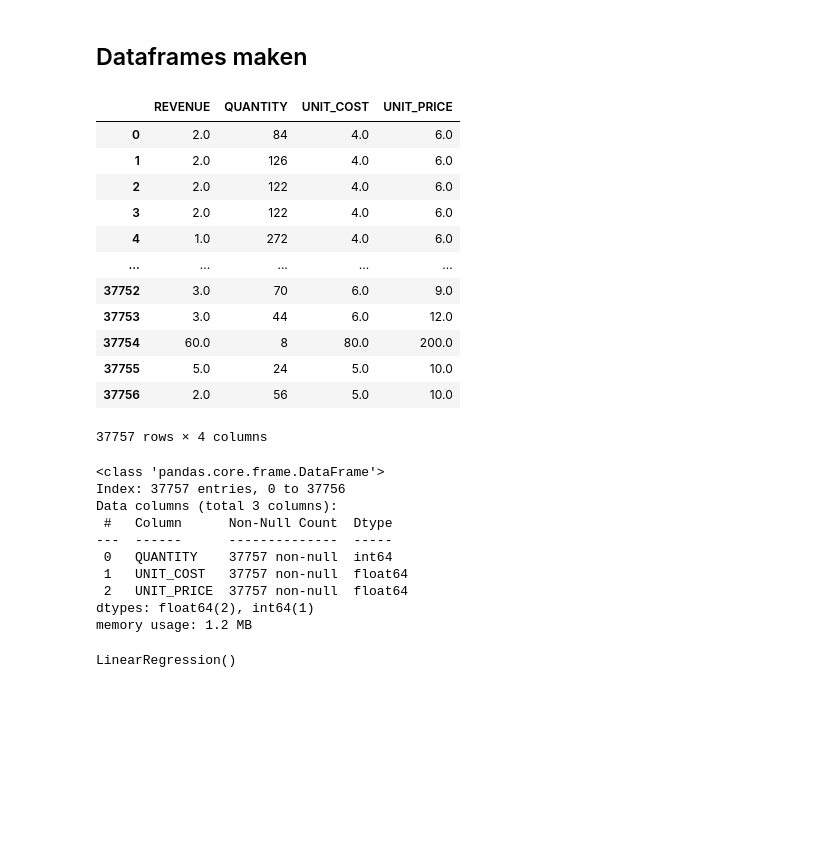
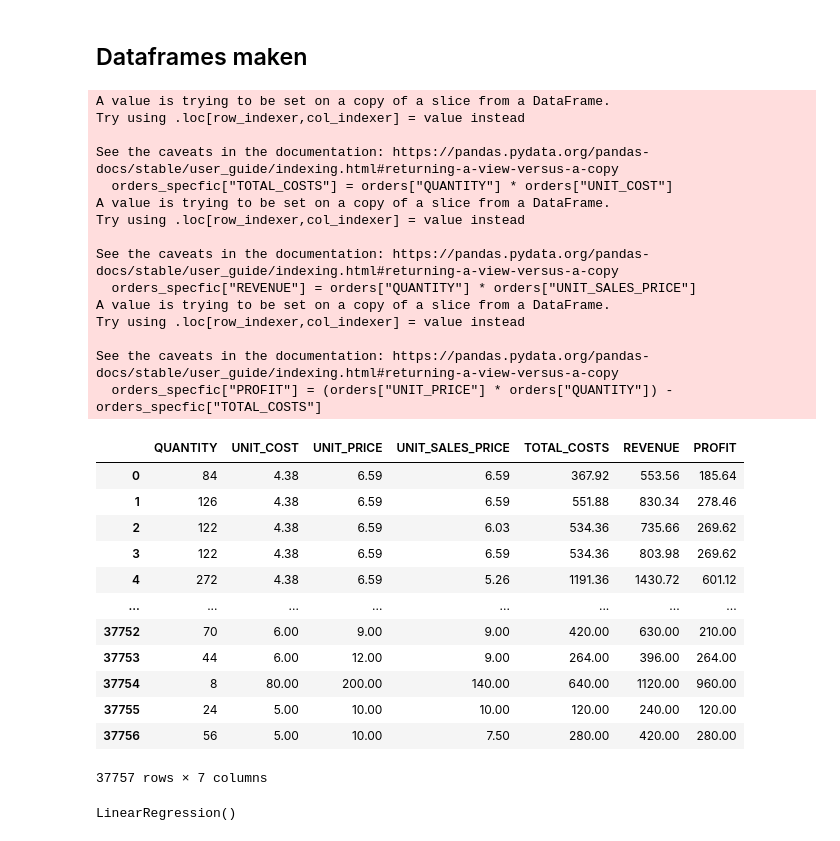
Before and after one commit to Jarnovis/DEDS_Portfolio, a Jupyter notebook: src/Jupyter/week_9/DEDS_WC_9.1.ipynb, the cells around one changed output. Cells and saved outputs as stored; diff of their text form; code cells hidden in the pictures; blank space fills up the shorter version.

```diff
--- a/src/Jupyter/week_9/DEDS_WC_9.1.ipynb
+++ b/src/Jupyter/week_9/DEDS_WC_9.1.ipynb
@@ -31,50 +31,52 @@ export_cursor_go = export_conn_go.cursor()
 # %%
 def create_dataframes_sql(connection):
     dictionary : dict = {}
     query = "SELECT TABLE_NAME FROM INFORMATION_SCHEMA.TABLES WHERE TABLE_TYPE = 'BASE TABLE';"
     key = "TABLE_NAME"
 
     tables = pd.read_sql(query, connection)
 
     for table in tables[key].tolist():
         dictionary[table] = pd.read_sql(f"SELECT * FROM {table}", connection)
 
     return dictionary
 
 sdm_frames = create_dataframes_sql(export_conn_go)
 
 orders = sdm_frames["order_details"]
 inventory = sdm_frames["inventory"]
 
-orders_specfic = orders[["REVENUE", "QUANTITY", "UNIT_COST", "UNIT_PRICE"]]
+orders_specfic = orders[["QUANTITY", "UNIT_COST", "UNIT_PRICE", "UNIT_SALES_PRICE"]]
+orders_specfic["TOTAL_COSTS"] = orders["QUANTITY"] * orders["UNIT_COST"]
+orders_specfic["REVENUE"] = orders["QUANTITY"] * orders["UNIT_SALES_PRICE"]
+orders_specfic["PROFIT"] = (orders["UNIT_PRICE"] * orders["QUANTITY"]) - orders_specfic["TOTAL_COSTS"]
 orders_specfic
 # %% [output]
+A value is trying to be set on a copy of a slice from a DataFrame.
+Try using .loc[row_indexer,col_indexer] = value instead
+
+See the caveats in the documentation: https://pandas.pydata.org/pandas-docs/stable/user_guide/indexing.html#returning-a-view-versus-a-copy
+  orders_specfic["TOTAL_COSTS"] = orders["QUANTITY"] * orders["UNIT_COST"]
+A value is trying to be set on a copy of a slice from a DataFrame.
+Try using .loc[row_indexer,col_indexer] = value instead
+
+See the caveats in the documentation: https://pandas.pydata.org/pandas-docs/stable/user_guide/indexing.html#returning-a-view-versus-a-copy
+  orders_specfic["REVENUE"] = orders["QUANTITY"] * orders["UNIT_SALES_PRICE"]
+A value is trying to be set on a copy of a slice from a DataFrame.
+Try using .loc[row_indexer,col_indexer] = value instead
+
+See the caveats in the documentation: https://pandas.pydata.org/pandas-docs/stable/user_guide/indexing.html#returning-a-view-versus-a-copy
+  orders_specfic["PROFIT"] = (orders["UNIT_PRICE"] * orders["QUANTITY"]) - orders_specfic["TOTAL_COSTS"]
-|  | REVENUE | QUANTITY | UNIT_COST | UNIT_PRICE |
-| 0 | 2.0 | 84 | 4.0 | 6.0 |
-| 1 | 2.0 | 126 | 4.0 | 6.0 |
-| 2 | 2.0 | 122 | 4.0 | 6.0 |
-| 3 | 2.0 | 122 | 4.0 | 6.0 |
-| 4 | 1.0 | 272 | 4.0 | 6.0 |
-| ... | ... | ... | ... | ... |
-| 37752 | 3.0 | 70 | 6.0 | 9.0 |
-| 37753 | 3.0 | 44 | 6.0 | 12.0 |
-| 37754 | 60.0 | 8 | 80.0 | 200.0 |
-| 37755 | 5.0 | 24 | 5.0 | 10.0 |
-| 37756 | 2.0 | 56 | 5.0 | 10.0 |
+|  | QUANTITY | UNIT_COST | UNIT_PRICE | UNIT_SALES_PRICE | TOTAL_COSTS | REVENUE | PROFIT |
+| 0 | 84 | 4.38 | 6.59 | 6.59 | 367.92 | 553.56 | 185.64 |
+| 1 | 126 | 4.38 | 6.59 | 6.59 | 551.88 | 830.34 | 278.46 |
+| 2 | 122 | 4.38 | 6.59 | 6.03 | 534.36 | 735.66 | 269.62 |
+| 3 | 122 | 4.38 | 6.59 | 6.59 | 534.36 | 803.98 | 269.62 |
+| 4 | 272 | 4.38 | 6.59 | 5.26 | 1191.36 | 1430.72 | 601.12 |
+| ... | ... | ... | ... | ... | ... | ... | ... |
+| 37752 | 70 | 6.00 | 9.00 | 9.00 | 420.00 | 630.00 | 210.00 |
+| 37753 | 44 | 6.00 | 12.00 | 9.00 | 264.00 | 396.00 | 264.00 |
+| 37754 | 8 | 80.00 | 200.00 | 140.00 | 640.00 | 1120.00 | 960.00 |
+| 37755 | 24 | 5.00 | 10.00 | 10.00 | 120.00 | 240.00 | 120.00 |
+| 37756 | 56 | 5.00 | 10.00 | 7.50 | 280.00 | 420.00 | 280.00 |
-37757 rows × 4 columns
+37757 rows × 7 columns
-# %%
-X = orders_specfic.loc[orders_specfic['REVENUE'].notna(), :]
-X = X.drop('REVENUE', axis = 1)
-y = orders_specfic.loc[orders_specfic['REVENUE'].notna(), ['REVENUE']]
-X.info()
-# %% [output]
-<class 'pandas.core.frame.DataFrame'>
-Index: 37757 entries, 0 to 37756
-Data columns (total 3 columns):
- #   Column      Non-Null Count  Dtype
----  ------      --------------  -----
- 0   QUANTITY    37757 non-null  int64
- 1   UNIT_COST   37757 non-null  float64
- 2   UNIT_PRICE  37757 non-null  float64
-dtypes: float64(2), int64(1)
-memory usage: 1.2 MB
```
Also changed, not shown: parts of 8 cells of this notebook, 3 other files.
